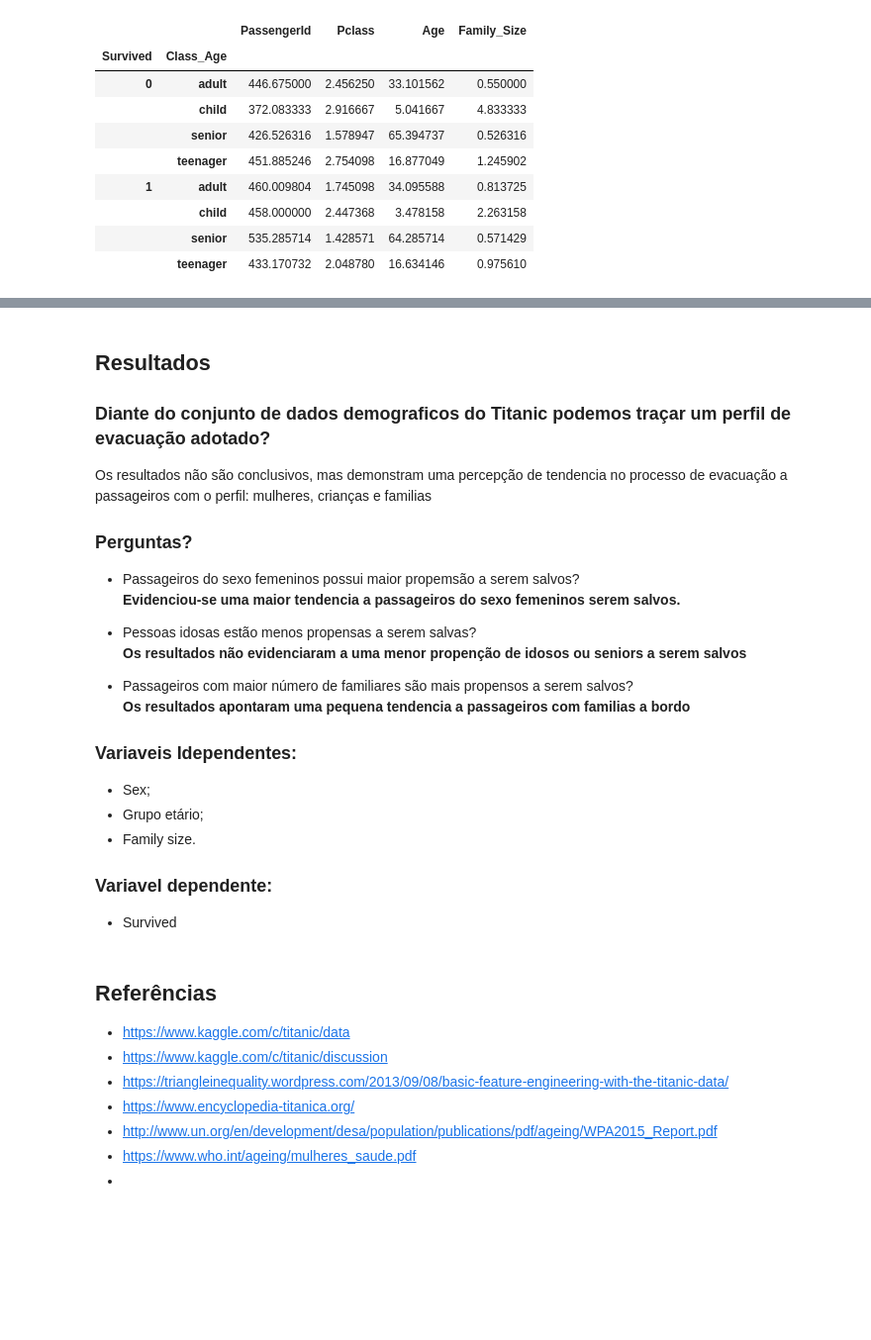
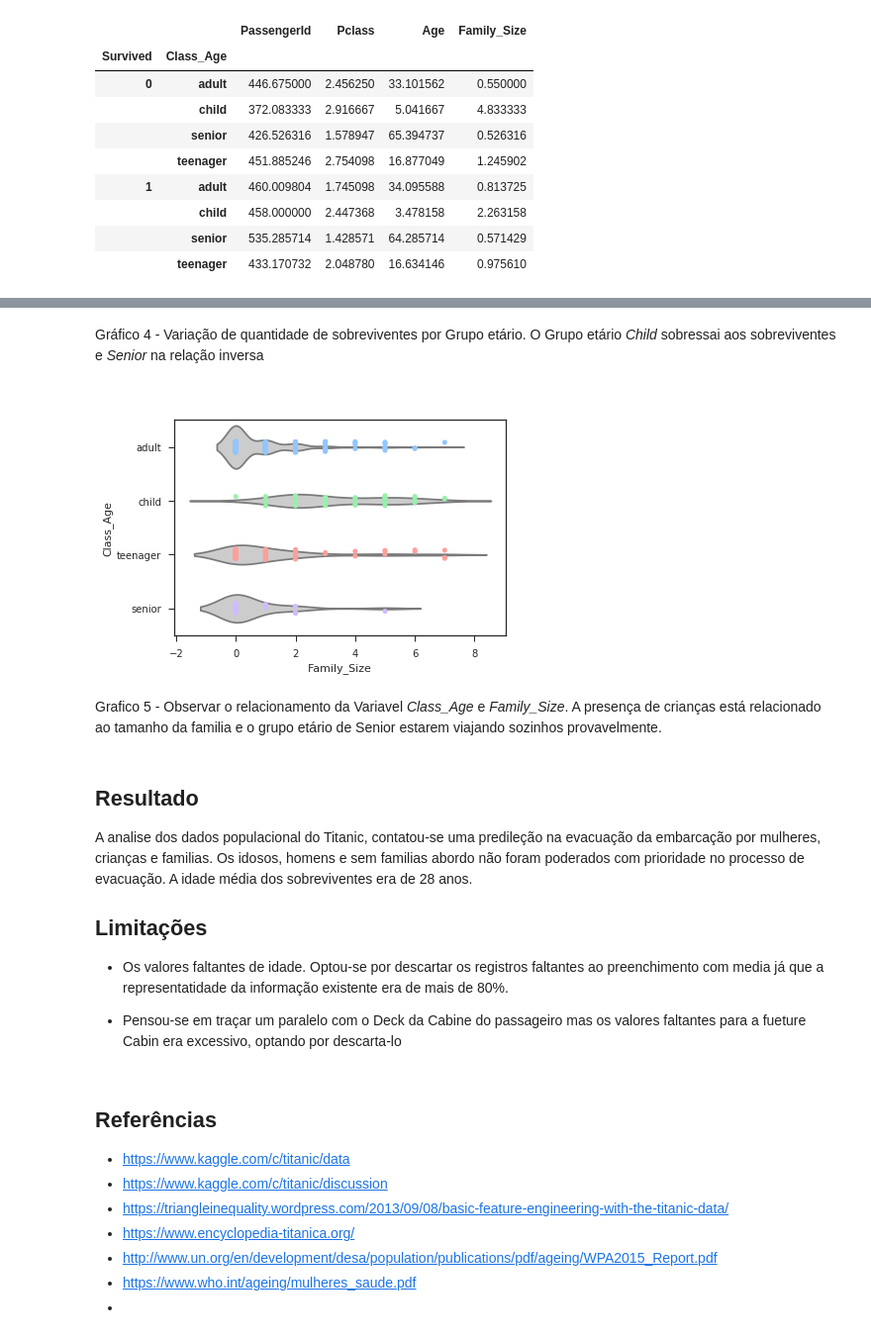
Before and after one commit to nfbomfim/ndfdsi-projeto2, a Jupyter notebook: titanic.ipynb, the cells around one changed output, grey strips where cells are left out. Shown at 99% size. Saved outputs shown, nothing was run; the diff lists cells and outputs as text; code cells hidden in the pictures; blank space fills up the shorter version.

```diff
--- a/titanic.ipynb
+++ b/titanic.ipynb
@@ -480,28 +516,23 @@ Text(0,0.5,'Count')
-# %% [markdown]
-## Resultados
-
-### Diante do conjunto de dados demograficos do Titanic podemos traçar um perfil de evacuação adotado?
-
-Os resultados não são conclusivos, mas demonstram uma percepção de tendencia no processo de evacuação a passageiros com o perfil: mulheres, crianças e familias
-
-### Perguntas?
-
-- Passageiros do sexo femeninos possui maior propemsão a serem salvos?<br>
-**Evidenciou-se uma maior tendencia a passageiros do sexo femeninos serem salvos.**
-
-- Pessoas idosas estão menos propensas a serem salvas?<br>
-**Os resultados não evidenciaram a uma menor propenção de idosos ou seniors a serem salvos**
-
-- Passageiros com maior número de familiares são mais propensos a serem salvos?<br>
-**Os resultados apontaram uma pequena tendencia a passageiros com familias a bordo**
-
-### Variaveis Idependentes:
-- Sex;
-- Grupo etário;
-- Family size.
-
-### Variavel dependente:
-- Survived
+# %% [markdown]
+Gráfico 4 - Variação de quantidade de sobreviventes por Grupo etário. O Grupo etário *Child* sobressai aos sobreviventes e *Senior* na relação inversa<br><br>
+# %%
+ax = sns.violinplot(x="Family_Size", y="Class_Age", data=df_titanic, inner=None, color=".8")
+ax = sns.stripplot(x="Family_Size", y="Class_Age", data=df_titanic, jitter=True)
+# %% [output]
+[figure, added]
+# %% [markdown]
+Grafico 5 - Observar o relacionamento da Variavel *Class_Age* e *Family_Size*. A presença de crianças está relacionado ao tamanho da familia e o grupo etário de Senior estarem viajando sozinhos provavelmente.
+# %% [markdown]
+## Resultado
+
+A analise dos dados populacional do Titanic, contatou-se uma predileção na evacuação da embarcação por mulheres, crianças e familias. Os idosos, homens e sem familias abordo não foram poderados com prioridade no processo de evacuação.
+A idade média dos sobreviventes era de 28 anos.
+
+## Limitações
+
+- Os valores faltantes de idade. Optou-se por descartar os registros faltantes ao preenchimento com media já que a representatidade da informação existente era de mais de 80%.
+
+- Pensou-se em traçar um paralelo com o Deck da Cabine do passageiro mas os valores faltantes para a fueture Cabin era excessivo, optando por descarta-lo
 # %% [markdown]
 ## Referências
 
```
Also changed, not shown: parts of 26 cells of this notebook, 1 other file.
